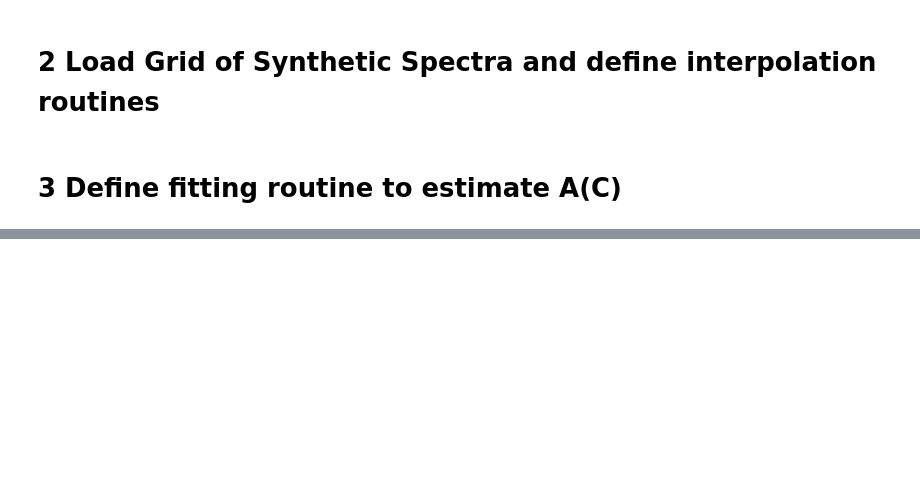
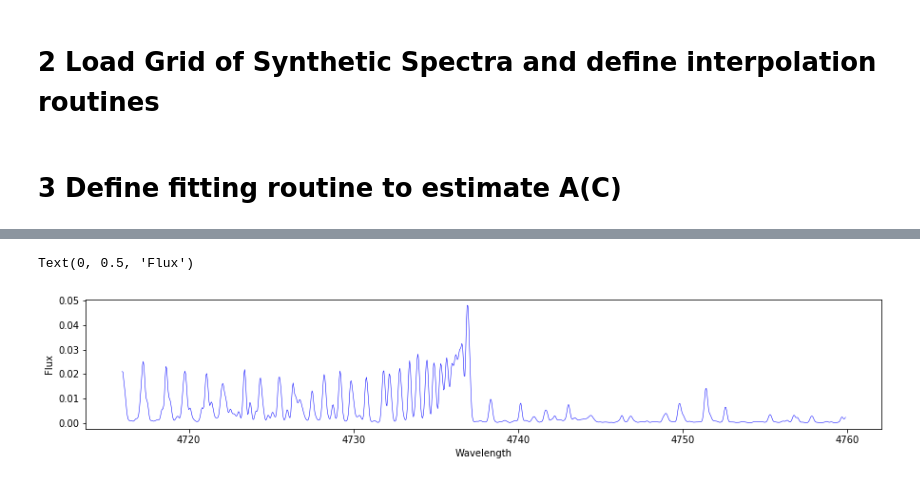
Before and after one commit to zhangxunaoc/GALAH-Carbon, a Jupyter notebook: GALAH_carbon_abundance_fitting.ipynb, the cells around one changed output, grey strips where cells are left out. Drawn from its saved outputs; the diff is of its cells as text; code cells hidden in the pictures; blank space fills up the shorter version.

```diff
--- a/GALAH_carbon_abundance_fitting.ipynb
+++ b/GALAH_carbon_abundance_fitting.ipynb
@@ -526,0 +570,8 @@ fig = plt.gcf()
+# %%
+f, ax = plt.subplots(1,1,figsize=(15,2.5))
+ax.plot(wavelength, spec1[0]-spec2[0], 'b', lw=0.5)
+ax.set_xlabel('Wavelength')
+ax.set_ylabel('Flux')
+# %% [output]
+Text(0, 0.5, 'Flux')
+[figure, added]
```
Also changed, not shown: parts of 25 cells of this notebook.
